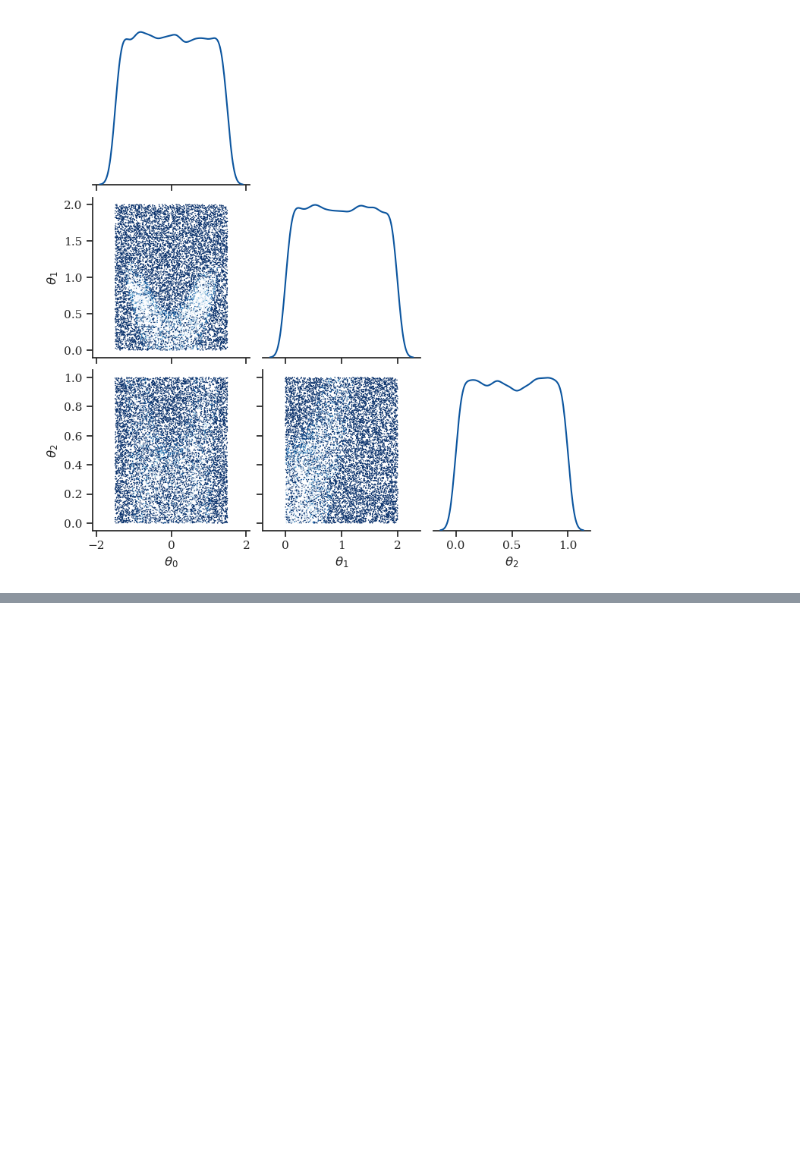
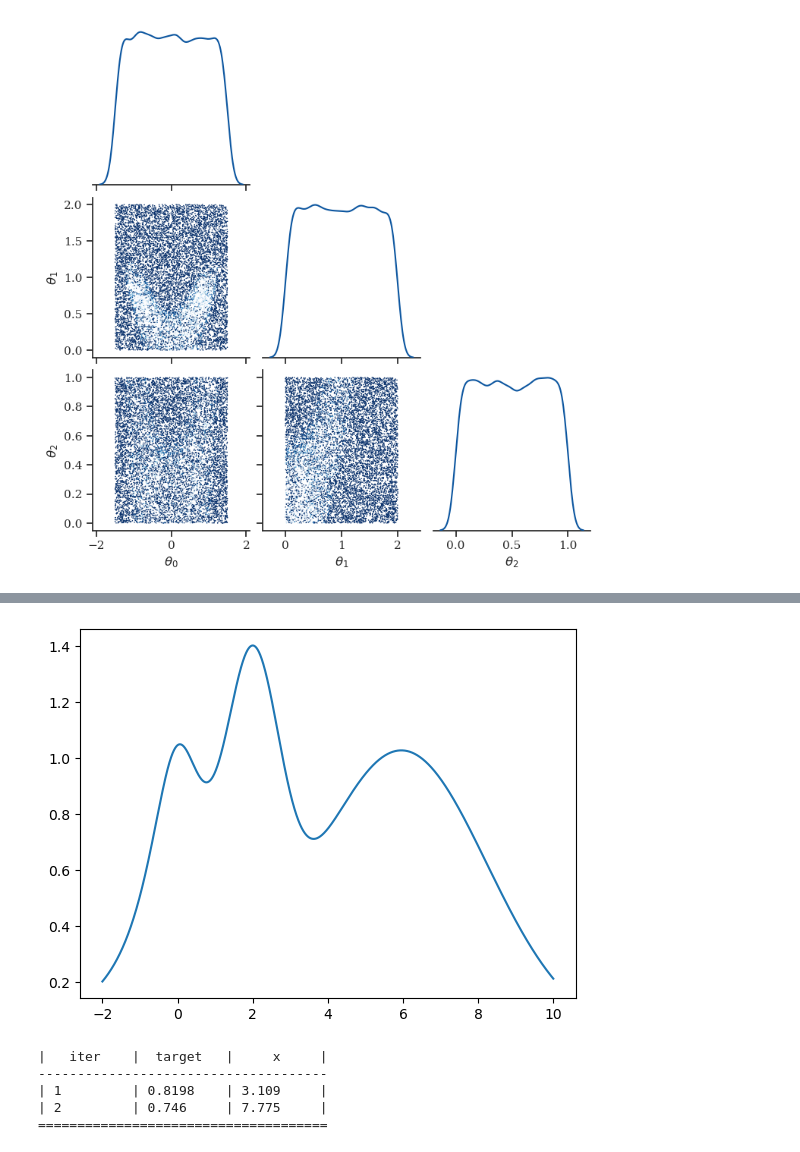
Before and after one commit to mjadiaz/toy-models, a Jupyter notebook: symc/notebooks/demo.ipynb, the cells around one changed output, grey strips where cells are left out. Drawn from its saved outputs; the diff is of its cells as text; code cells hidden in the pictures; blank space fills up the shorter version.

```diff
--- a/symc/notebooks/demo.ipynb
+++ b/symc/notebooks/demo.ipynb
@@ -81,0 +124,10 @@ plt.show()
+# %%
+def target(x):
+    return np.exp(-(x - 2)**2) + np.exp(-(x - 6)**2/10) + 1/ (x**2 + 1)
+
+x = np.linspace(-2, 10, 10000).reshape(-1, 1)
+y = target(x)
+
+plt.plot(x, y);
+# %% [output]
+[figure, added]
@@ -81,0 +136,8 @@ plt.show()
+# %%
+optimizer.maximize(init_points=2, n_iter=0)
+# %% [output]
+|   iter    |  target   |     x     |
+-------------------------------------
+| 1         | 0.8198    | 3.109     |
+| 2         | 0.746     | 7.775     |
+=====================================
```
Also changed, not shown: parts of 14 cells of this notebook.
